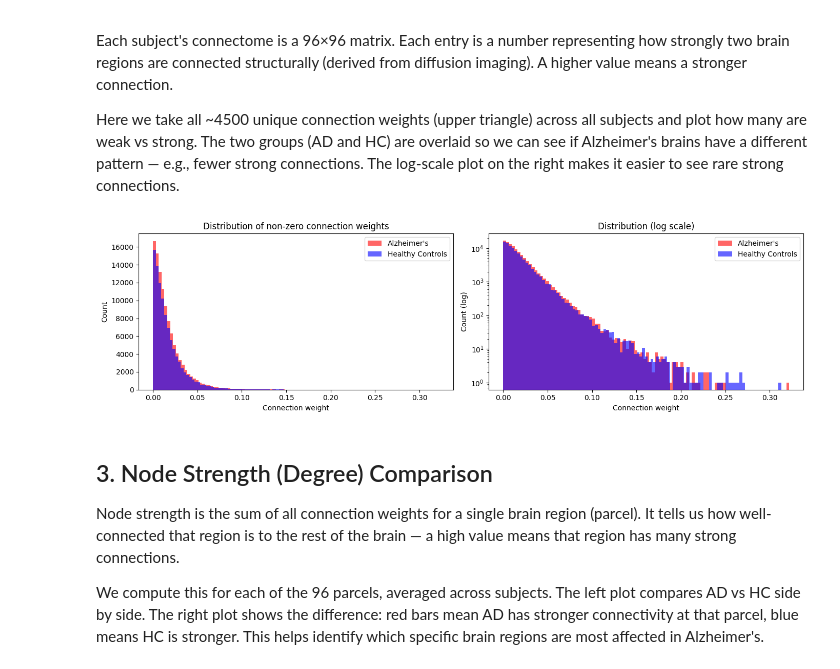
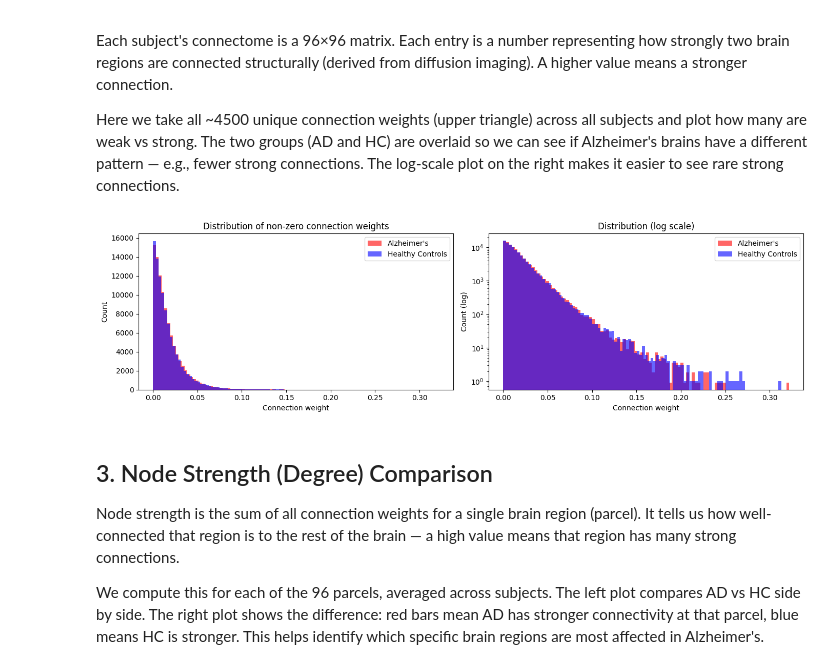
Before and after one commit to Grega2804/GABS-Project, a Jupyter notebook: Code/notebook.ipynb, the cells around one changed output. Saved outputs shown, nothing was run; the diff lists cells and outputs as text; code cells hidden in the pictures.

```diff
--- a/Code/notebook.ipynb
+++ b/Code/notebook.ipynb
@@ -53,36 +53,36 @@ Here we take all ~4500 unique connection weights (upper triangle) across all sub
 # %%
 # Distribution of non-zero connection weights (upper triangle to avoid duplicates)
 triu_idx = np.triu_indices(96, k=1)
 
 alz_weights = alzheimer[:, triu_idx[0], triu_idx[1]].flatten()
 hc_weights = healthy[:, triu_idx[0], triu_idx[1]].flatten()
 
 # Filter out zeros for cleaner histogram
 alz_nonzero = alz_weights[alz_weights > 0]
 hc_nonzero = hc_weights[hc_weights > 0]
 
 fig, axes = plt.subplots(1, 2, figsize=(14, 4))
 
-axes[0].hist(alz_nonzero, bins=100, alpha=0.6, label="Alzheimer's", color='red')
+axes[0].hist(alz_nonzero, bins=100, alpha=0.6, label="Alzheimer's", color='red', weights = np.ones_like(alz_nonzero)*42/46)
 axes[0].hist(hc_nonzero, bins=100, alpha=0.6, label='Healthy Controls', color='blue')
 axes[0].set_xlabel('Connection weight')
 axes[0].set_ylabel('Count')
 axes[0].set_title('Distribution of non-zero connection weights')
 axes[0].legend()
 
 # Log scale for better visibility of tails
-axes[1].hist(alz_nonzero, bins=100, alpha=0.6, label="Alzheimer's", color='red')
+axes[1].hist(alz_nonzero, bins=100, alpha=0.6, label="Alzheimer's", color='red', weights = np.ones_like(alz_nonzero)*42/46)
 axes[1].hist(hc_nonzero, bins=100, alpha=0.6, label='Healthy Controls', color='blue')
 axes[1].set_xlabel('Connection weight')
 axes[1].set_ylabel('Count (log)')
 axes[1].set_yscale('log')
 axes[1].set_title('Distribution (log scale)')
 axes[1].legend()
 
 plt.tight_layout()
 plt.show()
 # %% [output]
-[figure, old version]
+[figure, new version]
 # %% [markdown]
 ## 3. Node Strength (Degree) Comparison
 
```
Also changed, not shown: parts of 5 cells of this notebook.
